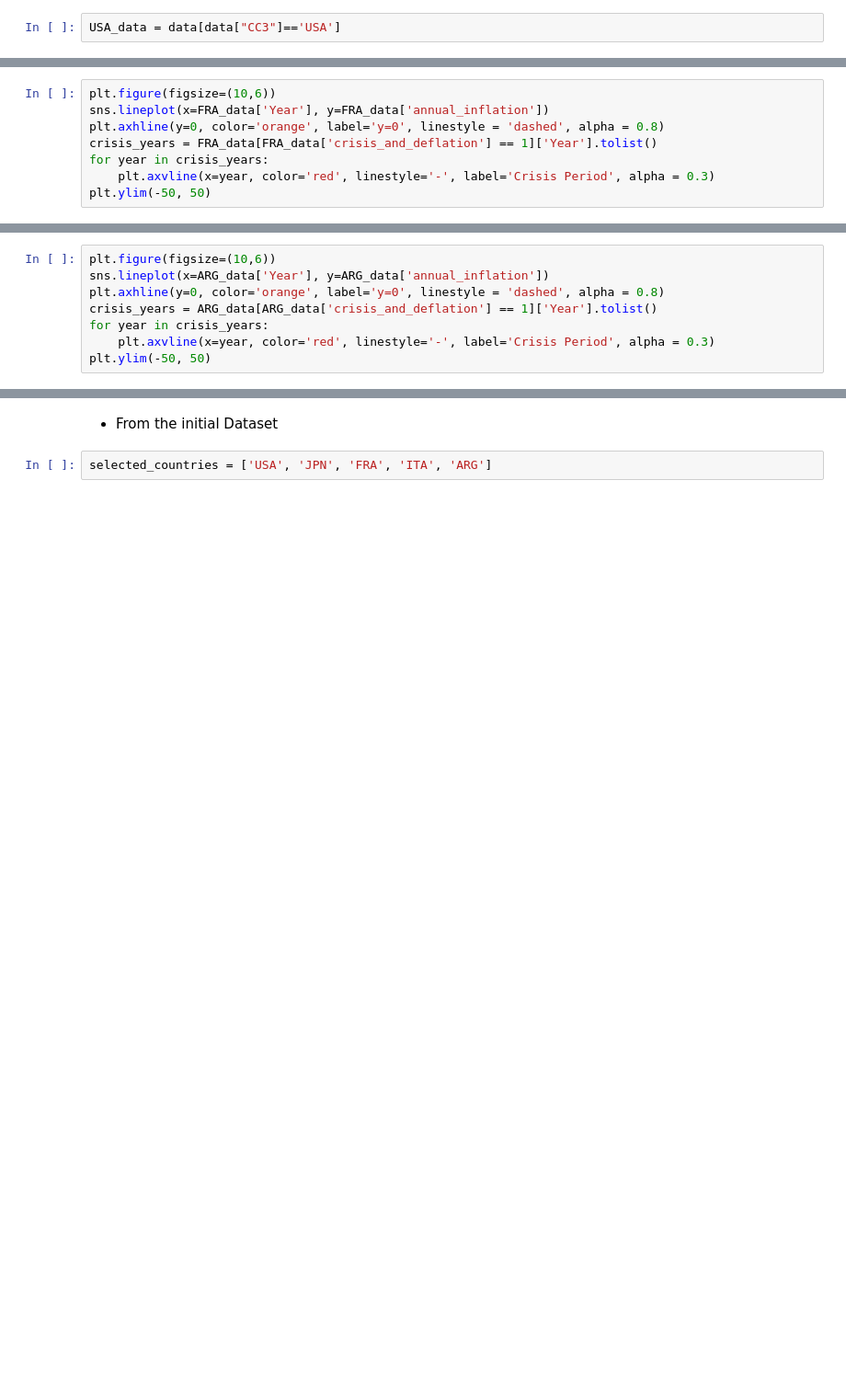
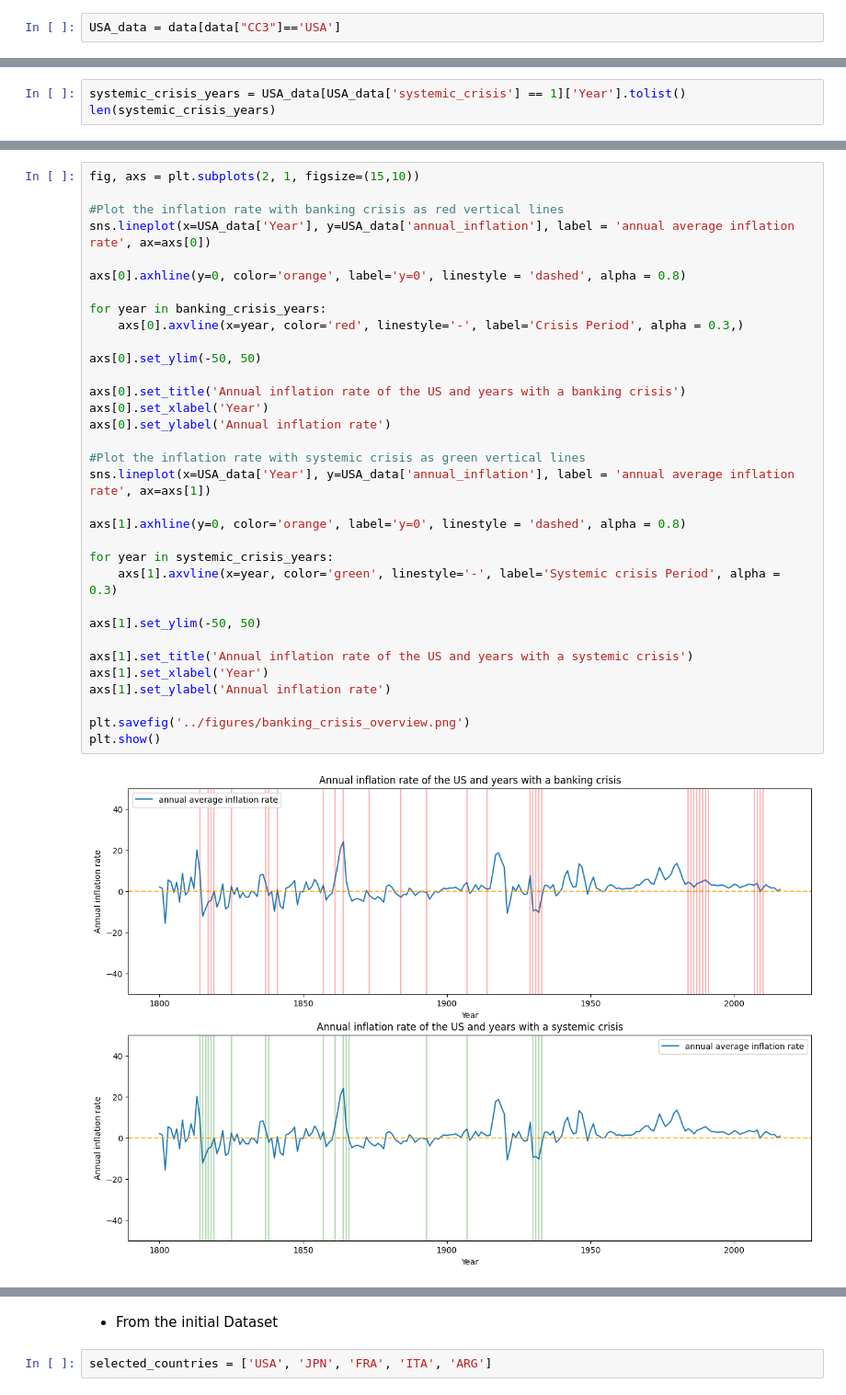
Before and after one commit to blengereau/Depression-and-recovery, a Jupyter notebook: code/financial_crisis_by_country.ipynb, the cells around one changed output, grey strips where cells are left out. Shown at 92% size. Saved outputs shown, nothing was run; the diff lists cells and outputs as text; blank space fills up the shorter version.

```diff
--- a/code/financial_crisis_by_country.ipynb
+++ b/code/financial_crisis_by_country.ipynb
@@ -225,8 +163,0 @@ FRA_data = data[data["CC3"]=='FRA']
-# %%
-plt.figure(figsize=(10,6))
-sns.lineplot(x=FRA_data['Year'], y=FRA_data['annual_inflation'])
-plt.axhline(y=0, color='orange', label='y=0', linestyle = 'dashed', alpha = 0.8)
-crisis_years = FRA_data[FRA_data['crisis_and_deflation'] == 1]['Year'].tolist()
-for year in crisis_years:
-    plt.axvline(x=year, color='red', linestyle='-', label='Crisis Period', alpha = 0.3)
-plt.ylim(-50, 50)
@@ -240,8 +163,0 @@ ARG_data = data[data["CC3"]=='ARG']
-# %%
-plt.figure(figsize=(10,6))
-sns.lineplot(x=ARG_data['Year'], y=ARG_data['annual_inflation'])
-plt.axhline(y=0, color='orange', label='y=0', linestyle = 'dashed', alpha = 0.8)
-crisis_years = ARG_data[ARG_data['crisis_and_deflation'] == 1]['Year'].tolist()
-for year in crisis_years:
-    plt.axvline(x=year, color='red', linestyle='-', label='Crisis Period', alpha = 0.3)
-plt.ylim(-50, 50)
@@ -252,0 +181,3 @@ plt.ylim(-50, 50)
+# %%
+systemic_crisis_years = USA_data[USA_data['systemic_crisis'] == 1]['Year'].tolist()
+len(systemic_crisis_years)
@@ -252,0 +186,35 @@ plt.ylim(-50, 50)
+# %%
+fig, axs = plt.subplots(2, 1, figsize=(15,10))
+
+#Plot the inflation rate with banking crisis as red vertical lines
+sns.lineplot(x=USA_data['Year'], y=USA_data['annual_inflation'], label = 'annual average inflation rate', ax=axs[0])
+
+axs[0].axhline(y=0, color='orange', label='y=0', linestyle = 'dashed', alpha = 0.8)
+
+for year in banking_crisis_years:
+    axs[0].axvline(x=year, color='red', linestyle='-', label='Crisis Period', alpha = 0.3,)
+
+axs[0].set_ylim(-50, 50)
+
+axs[0].set_title('Annual inflation rate of the US and years with a banking crisis')
+axs[0].set_xlabel('Year')
+axs[0].set_ylabel('Annual inflation rate')
+
+#Plot the inflation rate with systemic crisis as green vertical lines
+sns.lineplot(x=USA_data['Year'], y=USA_data['annual_inflation'], label = 'annual average inflation rate', ax=axs[1])
+
+axs[1].axhline(y=0, color='orange', label='y=0', linestyle = 'dashed', alpha = 0.8)
+
+for year in systemic_crisis_years:
+    axs[1].axvline(x=year, color='green', linestyle='-', label='Systemic crisis Period', alpha = 0.3)
+
+axs[1].set_ylim(-50, 50)
+
+axs[1].set_title('Annual inflation rate of the US and years with a systemic crisis')
+axs[1].set_xlabel('Year')
+axs[1].set_ylabel('Annual inflation rate')
+
+plt.savefig('../figures/banking_crisis_overview.png')
+plt.show()
+# %% [output]
+[figure, added]
```
Also changed, not shown: parts of 127 cells of this notebook, 1 other file.
